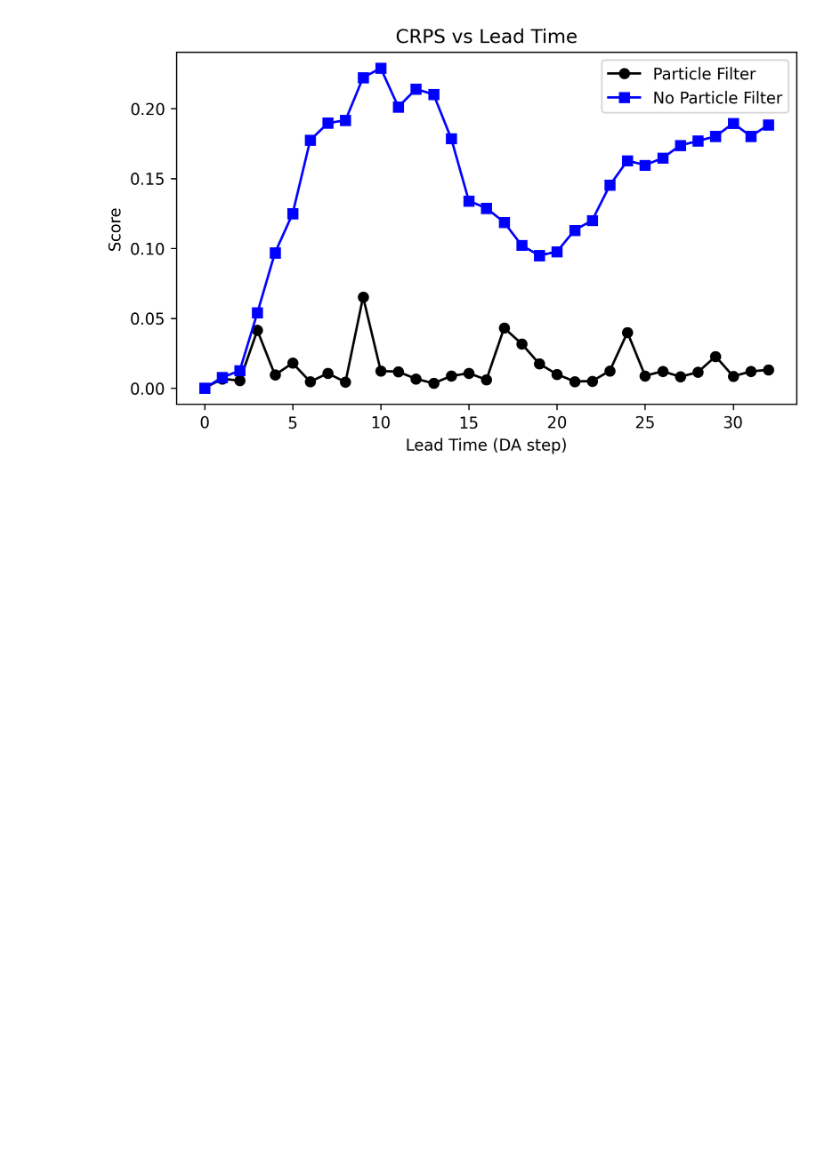
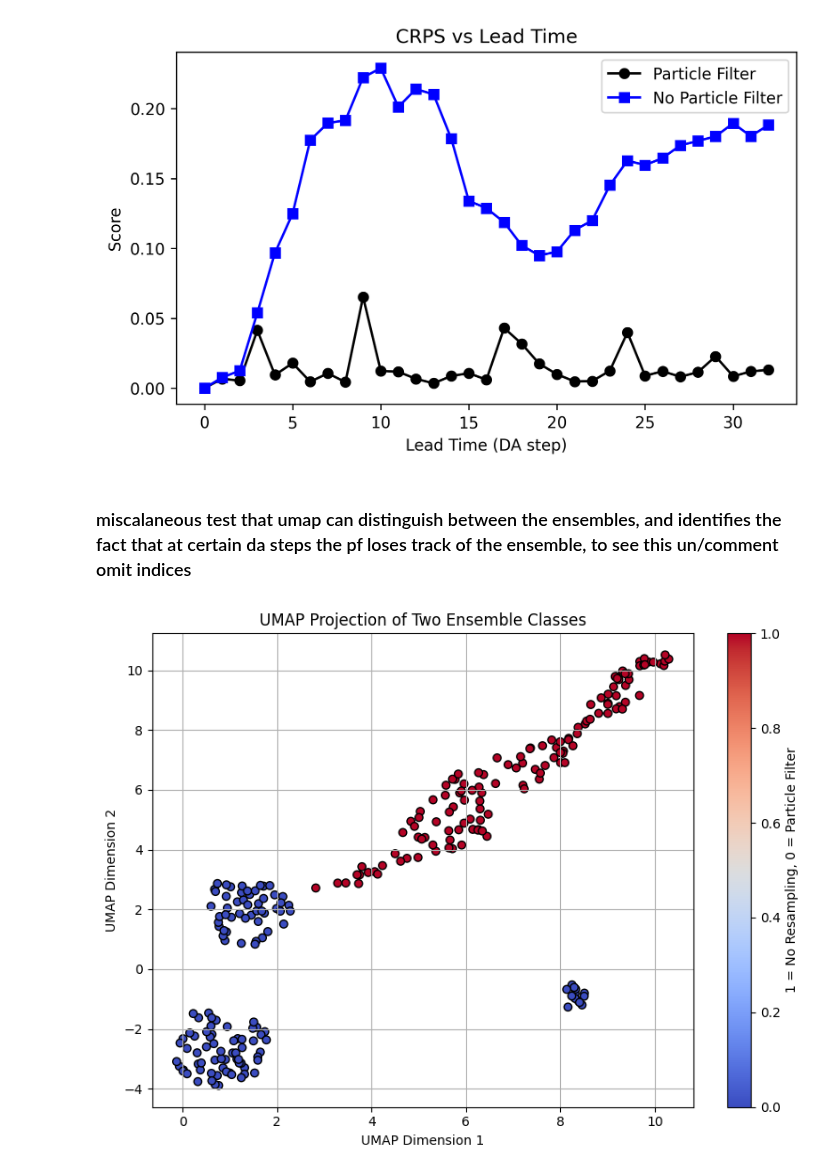
Before and after one commit to jameswoodfield/Particle_Filter, a Jupyter notebook: examples/Example_3_KdV_ensemble.ipynb, the cells around one changed output. Cells and saved outputs as stored; diff of their text form; code cells hidden in the pictures; blank space fills up the shorter version.

Commit message:
Various updates to examples
Documentation updating

```diff
--- a/examples/Example_3_KdV_ensemble.ipynb
+++ b/examples/Example_3_KdV_ensemble.ipynb
@@ -209,3 +211,47 @@ plt.show()
 # %% [output]
 [figure]
 [figure]
+# %% [markdown]
+### miscalaneous test that umap can distinguish between the ensembles, and identifies the fact that at certain da steps the pf loses track of the ensemble, to see this un/comment omit indices
+# %%
+import umap
+
+# Remove certain temporal positions from the particles before flattening
+# For example, keep only every other time step (or any custom selection)
+
+# Choose time indices to keep (customize as needed)
+time_indices = np.arange(1,32,1)
+# Remove t=2,8,25 from the selected time indices
+#omit_indices = [3,9,26]
+omit_indices = []
+time_indices = np.array([t for t in time_indices if t not in omit_indices])
+
+# Apply selection to both ensembles
+particles_selected = particles[time_indices]
+particles_1_selected = particles_1[time_indices]
+
+flat_trajectories = particles_selected.transpose(1, 0, 2).reshape(particles.shape[1], -1)
+flat_trajectories_1 = particles_1_selected.transpose(1, 0, 2).reshape(particles_1.shape[1], -1)
+
+# Stack for UMAP
+ensemble = np.vstack([flat_trajectories, flat_trajectories_1])  # Shape: (2*n_particles_per_class, n_features)
+labels = np.array([0]*flat_trajectories.shape[0] + [1]*flat_trajectories_1.shape[0])
+
+# Apply UMAP
+reducer = umap.UMAP(n_neighbors=15, min_dist=0.2, metric='euclidean', random_state=42)
+embedding = reducer.fit_transform(ensemble)  # Shape: (2*n_particles_per_class, 2)
+
+# Plot
+plt.figure(figsize=(8, 6))
+# Colorbar label: 0 = Particle Filter, 1 = No Resampling
+# plt.annotate("Color 1 = No Resampling", xy=(0.99, 1.02), xycoords='axes fraction', ha='right', va='bottom', fontsize=10, color='red')
+sc = plt.scatter(embedding[:, 0], embedding[:, 1], c=labels, cmap='coolwarm', edgecolor='k')
+plt.title("UMAP Projection of Two Ensemble Classes")
+plt.xlabel("UMAP Dimension 1")
+plt.ylabel("UMAP Dimension 2")
+plt.grid(True)
+plt.tight_layout()
+plt.colorbar(sc, label='1 = No Resampling, 0 = Particle Filter')
+plt.show()
+# %% [output]
+[figure, added]
```
Also changed, not shown: parts of 2 cells of this notebook, 13 other files.
